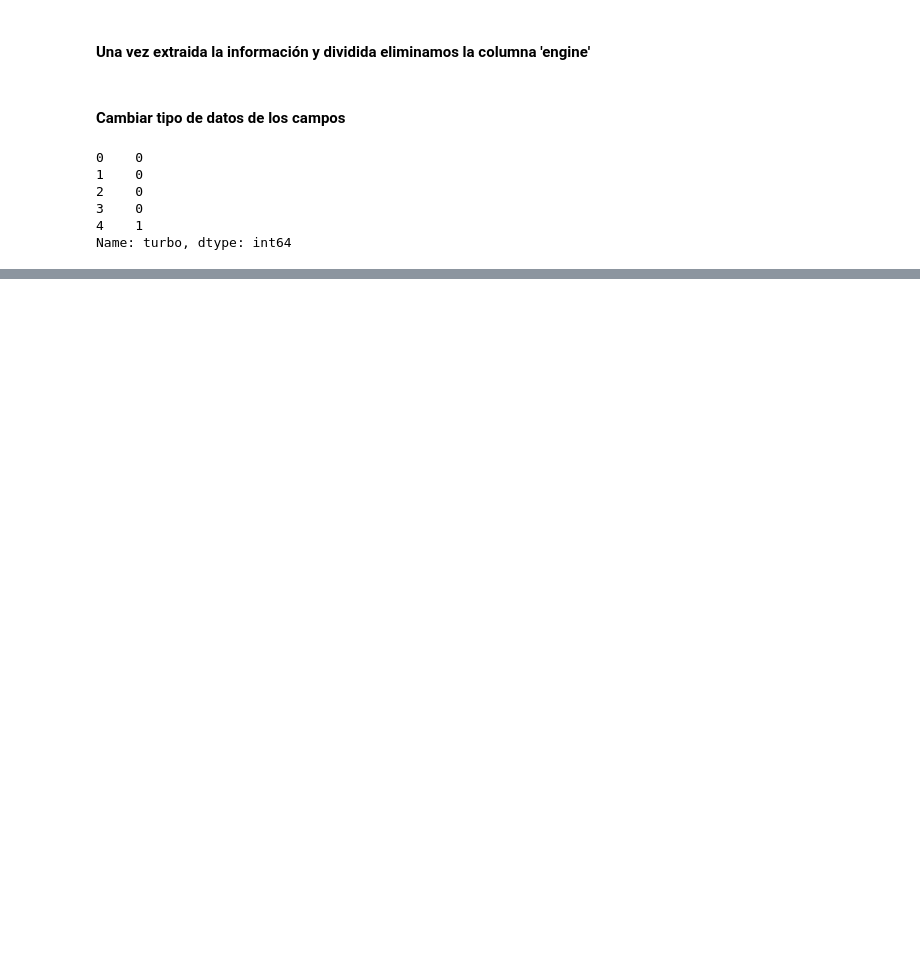
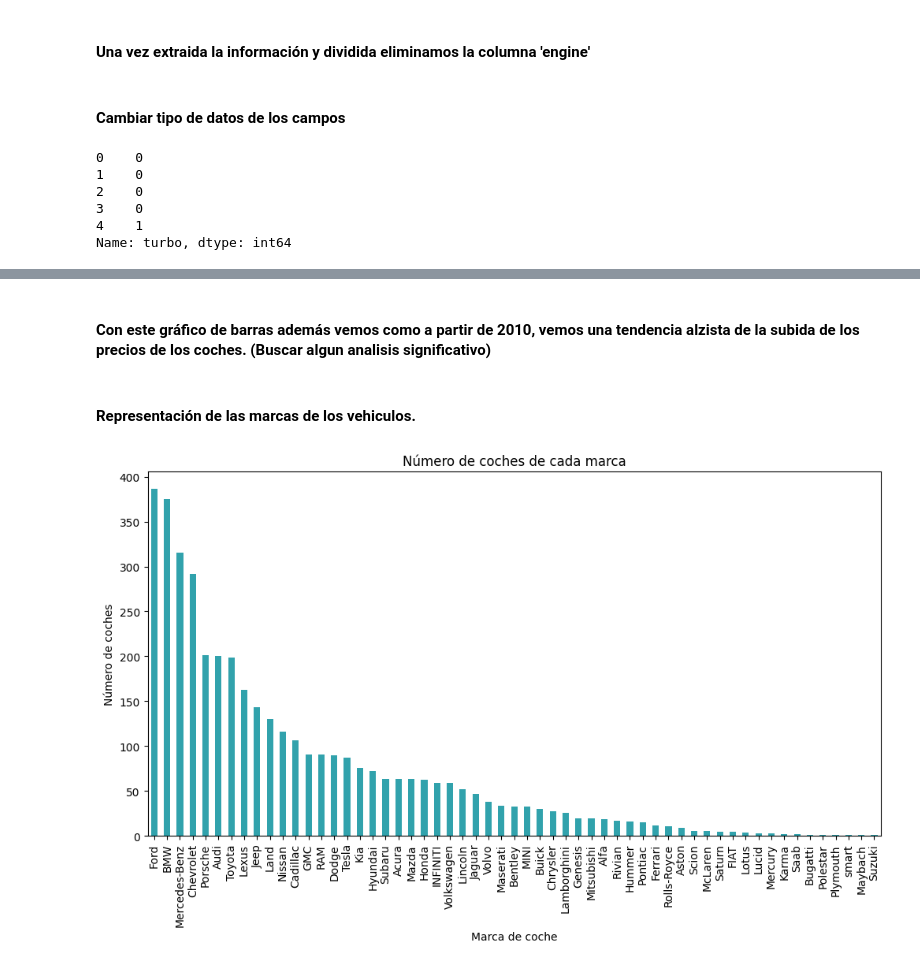
Before and after one commit to Bootcamp-Data-Analyst/P7-regression-grupo4, a Jupyter notebook: notebook/regression_project.ipynb, the cells around one changed output, grey strips where cells are left out. Drawn from its saved outputs; the diff is of its cells as text; code cells hidden in the pictures; blank space fills up the shorter version.

```diff
--- a/notebook/regression_project.ipynb
+++ b/notebook/regression_project.ipynb
@@ -320,0 +505,14 @@ plt.show()
+# %% [markdown]
+#### Con este gráfico de barras además vemos como a partir de 2010, vemos una tendencia alzista de la subida de los precios de los coches. (Buscar algun analisis significativo)
+# %% [markdown]
+#### Representación de las marcas de los vehiculos.
+# %%
+df_eda_copy['brand'].value_counts().plot(kind='bar', figsize=(12,6), color='#31A2AC')
+
+plt.xlabel("Marca de coche")
+plt.ylabel("Número de coches")
+plt.title("Número de coches de cada marca")
+plt.xticks(rotation=90)
+plt.show()
+# %% [output]
+[figure, added]
```
Also changed, not shown: parts of 43 cells of this notebook, 2 other files.
